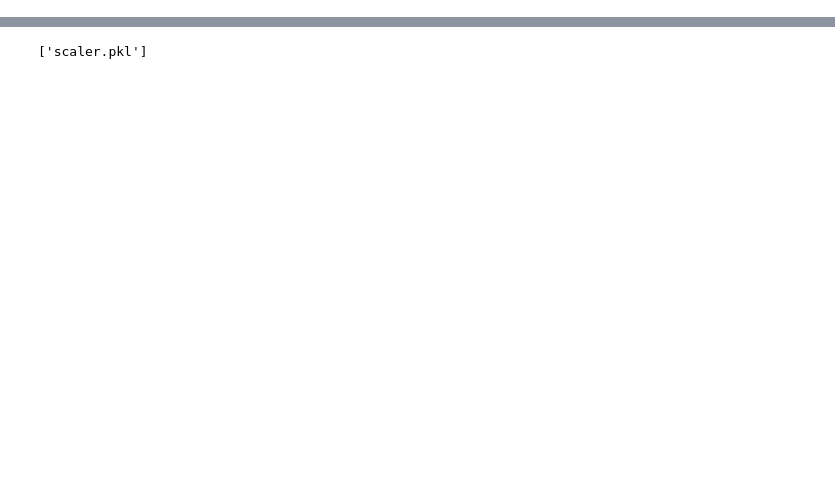
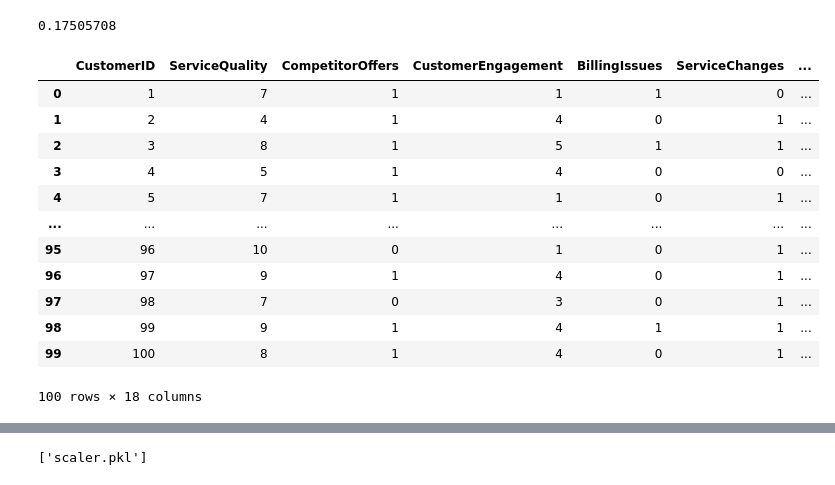
Before and after one commit to BDheekshithNaidu/chrun_ai, a Jupyter notebook: churn_ai.ipynb, the cells around one changed output, grey strips where cells are left out. Cells and saved outputs as stored; diff of their text form; code cells hidden in the pictures; blank space fills up the shorter version.

```diff
--- a/churn_ai.ipynb
+++ b/churn_ai.ipynb
@@ -29,3 +29,44 @@ data = {
 }
 
 df = pd.DataFrame(data)
+# %%
+import numpy as np
+import pandas as pd
+
+np.random.seed(42)
+data = {
+    "CustomerID": range(1, 101),
+    "ServiceQuality": np.random.randint(1, 11, size=100),  # 1 to 10
+    "PricingAndPlans": np.random.choice(['Basic', 'Standard', 'Premium'], size=100),
+    "ContractualObligations": np.random.choice(['None', '1 Year', '2 Years'], size=100),
+    "CompetitorOffers": np.random.randint(0, 2, size=100),  # 0 or 1
+    "CustomerEngagement": np.random.randint(1, 6, size=100),  # 1 to 5
+    "BillingIssues": np.random.randint(0, 2, size=100),  # 0 or 1
+    "ServiceChanges": np.random.randint(0, 2, size=100),  # 0 or 1
+    "CustomerLifecycleStage": np.random.choice(['New', 'Active', 'At-Risk', 'Churned'], size=100),
+    "UsagePatterns": np.random.randint(1, 101, size=100),  # 1 to 100
+    "EconomicFactors": np.random.randint(1, 11, size=100),  # 1 to 10
+    "TechnologyTrends": np.random.randint(1, 11, size=100),  # 1 to 10
+    "CustomerSentiment": np.random.randint(1, 6, size=100),  # 1 to 5
+}
+
+df = pd.DataFrame(data)
+
+# Refine churn based on additional conditions
+conditions = [
+    (df['ServiceQuality'] <= 4) & (df['CustomerEngagement'] <= 2) & (df['BillingIssues'] == 1),  # Poor service, low engagement, billing issues
+    (df['CompetitorOffers'] == 1) & (df['ContractualObligations'] == 'None'),  # Competitor offer and no contract
+    (df['CustomerLifecycleStage'].isin(['At-Risk', 'Churned'])),  # Already at-risk or churned customers
+    (df['PricingAndPlans'] == 'Basic') & (df['ServiceQuality'] <= 5),  # Basic plan and low service quality
+    (df['EconomicFactors'] >= 8) & (df['ServiceQuality'] <= 5),  # Economic stress and low service quality
+    (df['UsagePatterns'] <= 20),  # Very low usage
+    (df['CustomerSentiment'] <= 2),  # Low sentiment reflects dissatisfaction
+]
+
+# Assign churn based on conditions
+df['Churn'] = np.select(conditions, [1, 1, 1, 1, 1, 1, 1], default=0)
+
+# Example of how churn factors influence the outcome
+print(df[['CustomerID', 'ServiceQuality', 'PricingAndPlans', 'CustomerEngagement', 'BillingIssues',
+          'CompetitorOffers', 'ContractualObligations', 'CustomerLifecycleStage',
+          'UsagePatterns', 'EconomicFactors', 'CustomerSentiment', 'Churn']].head())
@@ -36,6 +149,26 @@ df.to_csv("data.csv")
+# %%
+prediction[0][0]
+# %% [output]
+0.17505708
 # %%
 # Step 2: Preprocess the Data
 df = pd.get_dummies(df, columns=['PricingAndPlans', 'ContractualObligations', 'CustomerLifecycleStage'], drop_first=True)
 
 X = df.drop(columns=['CustomerID', 'Churn'])
 y = df['Churn']
+# %%
+df
+# %% [output]
+|  | CustomerID | ServiceQuality | CompetitorOffers | CustomerEngagement | BillingIssues | ServiceChanges | ... |
+| 0 | 1 | 7 | 1 | 1 | 1 | 0 | ... |
+| 1 | 2 | 4 | 1 | 4 | 0 | 1 | ... |
+| 2 | 3 | 8 | 1 | 5 | 1 | 1 | ... |
+| 3 | 4 | 5 | 1 | 4 | 0 | 0 | ... |
+| 4 | 5 | 7 | 1 | 1 | 0 | 1 | ... |
+| ... | ... | ... | ... | ... | ... | ... | ... |
+| 95 | 96 | 10 | 0 | 1 | 0 | 1 | ... |
+| 96 | 97 | 9 | 1 | 4 | 0 | 1 | ... |
+| 97 | 98 | 7 | 0 | 3 | 0 | 1 | ... |
+| 98 | 99 | 9 | 1 | 4 | 1 | 1 | ... |
+| 99 | 100 | 8 | 1 | 4 | 0 | 1 | ... |
+100 rows × 18 columns
```
Also changed, not shown: parts of 17 cells of this notebook, 5 other files.
